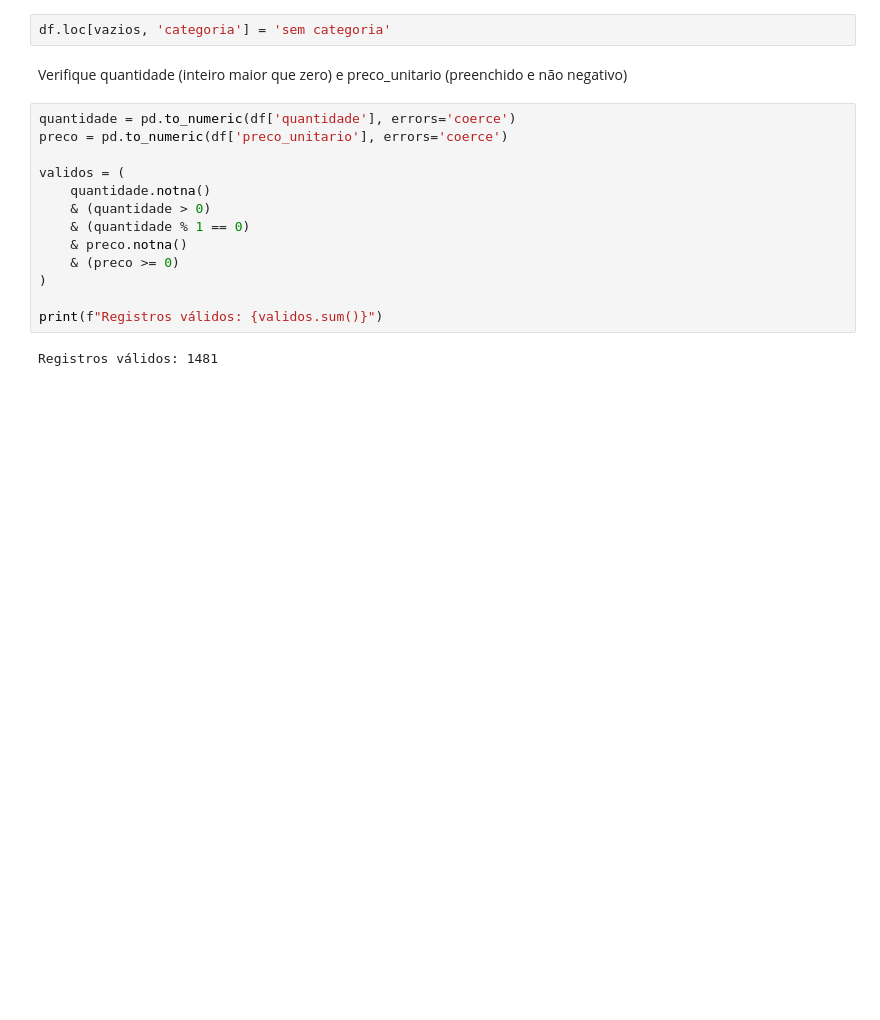
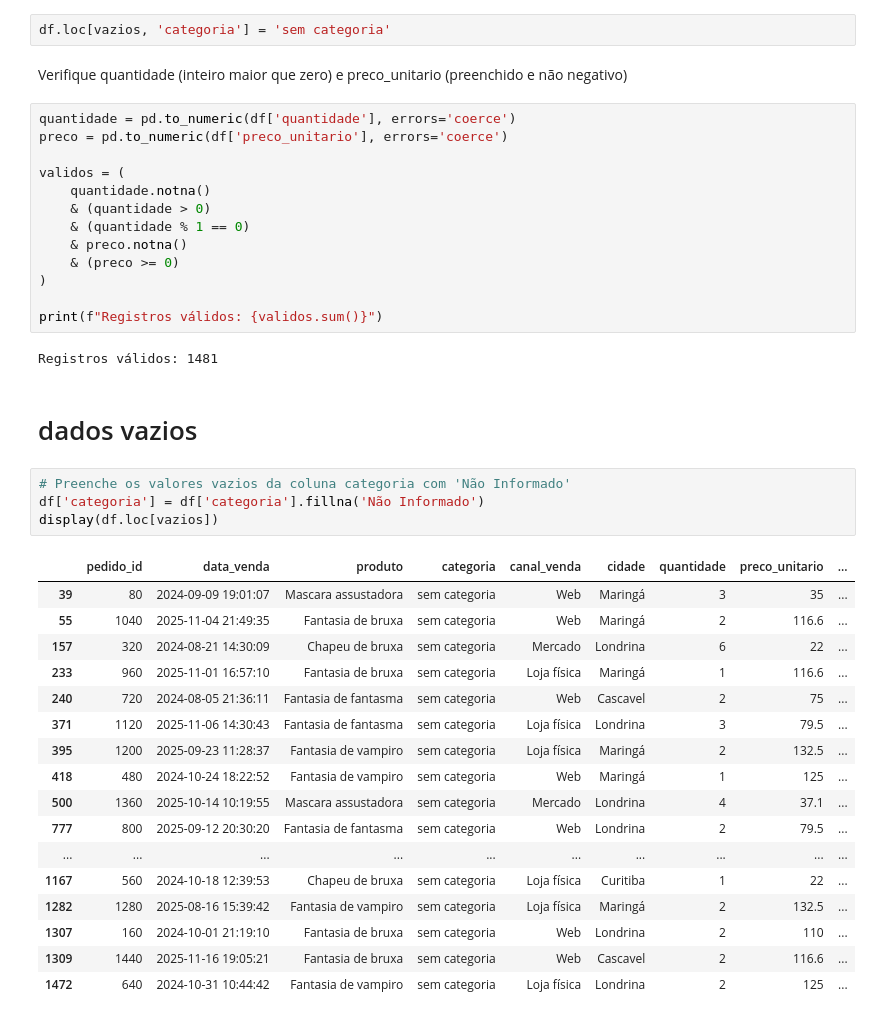
Before and after one commit to genuirmytc-maker/mini-projeto-halloween, a Jupyter notebook: resolucao.ipynb, the cells around one changed output. Cells and saved outputs as stored; diff of their text form; blank space fills up the shorter version.

```diff
--- a/resolucao.ipynb
+++ b/resolucao.ipynb
@@ -130,3 +141,27 @@ validos = (
 print(f"Registros válidos: {validos.sum()}")
 # %% [output]
 Registros válidos: 1481
+# %% [markdown]
+# dados vazios
+# %%
+# Preenche os valores vazios da coluna categoria com 'Não Informado'
+df['categoria'] = df['categoria'].fillna('Não Informado')
+display(df.loc[vazios])
+# %% [output]
+|  | pedido_id | data_venda | produto | categoria | canal_venda | cidade | quantidade | preco_unitario | ... |
+| 39 | 80 | 2024-09-09 19:01:07 | Mascara assustadora | sem categoria | Web | Maringá | 3 | 35 | ... |
+| 55 | 1040 | 2025-11-04 21:49:35 | Fantasia de bruxa | sem categoria | Web | Maringá | 2 | 116.6 | ... |
+| 157 | 320 | 2024-08-21 14:30:09 | Chapeu de bruxa | sem categoria | Mercado | Londrina | 6 | 22 | ... |
+| 233 | 960 | 2025-11-01 16:57:10 | Fantasia de bruxa | sem categoria | Loja física | Maringá | 1 | 116.6 | ... |
+| 240 | 720 | 2024-08-05 21:36:11 | Fantasia de fantasma | sem categoria | Web | Cascavel | 2 | 75 | ... |
+| 371 | 1120 | 2025-11-06 14:30:43 | Fantasia de fantasma | sem categoria | Loja física | Londrina | 3 | 79.5 | ... |
+| 395 | 1200 | 2025-09-23 11:28:37 | Fantasia de vampiro | sem categoria | Loja física | Maringá | 2 | 132.5 | ... |
+| 418 | 480 | 2024-10-24 18:22:52 | Fantasia de vampiro | sem categoria | Web | Maringá | 1 | 125 | ... |
+| 500 | 1360 | 2025-10-14 10:19:55 | Mascara assustadora | sem categoria | Mercado | Londrina | 4 | 37.1 | ... |
+| 777 | 800 | 2025-09-12 20:30:20 | Fantasia de fantasma | sem categoria | Web | Londrina | 2 | 79.5 | ... |
+| ... | ... | ... | ... | ... | ... | ... | ... | ... | ... |
+| 1167 | 560 | 2024-10-18 12:39:53 | Chapeu de bruxa | sem categoria | Loja física | Curitiba | 1 | 22 | ... |
+| 1282 | 1280 | 2025-08-16 15:39:42 | Fantasia de vampiro | sem categoria | Loja física | Maringá | 2 | 132.5 | ... |
+| 1307 | 160 | 2024-10-01 21:19:10 | Fantasia de bruxa | sem categoria | Web | Londrina | 2 | 110 | ... |
+| 1309 | 1440 | 2025-11-16 19:05:21 | Fantasia de bruxa | sem categoria | Web | Cascavel | 2 | 116.6 | ... |
+| 1472 | 640 | 2024-10-31 10:44:42 | Fantasia de vampiro | sem categoria | Loja física | Londrina | 2 | 125 | ... |
```
Also changed, not shown: parts of 1 cell of this notebook.
